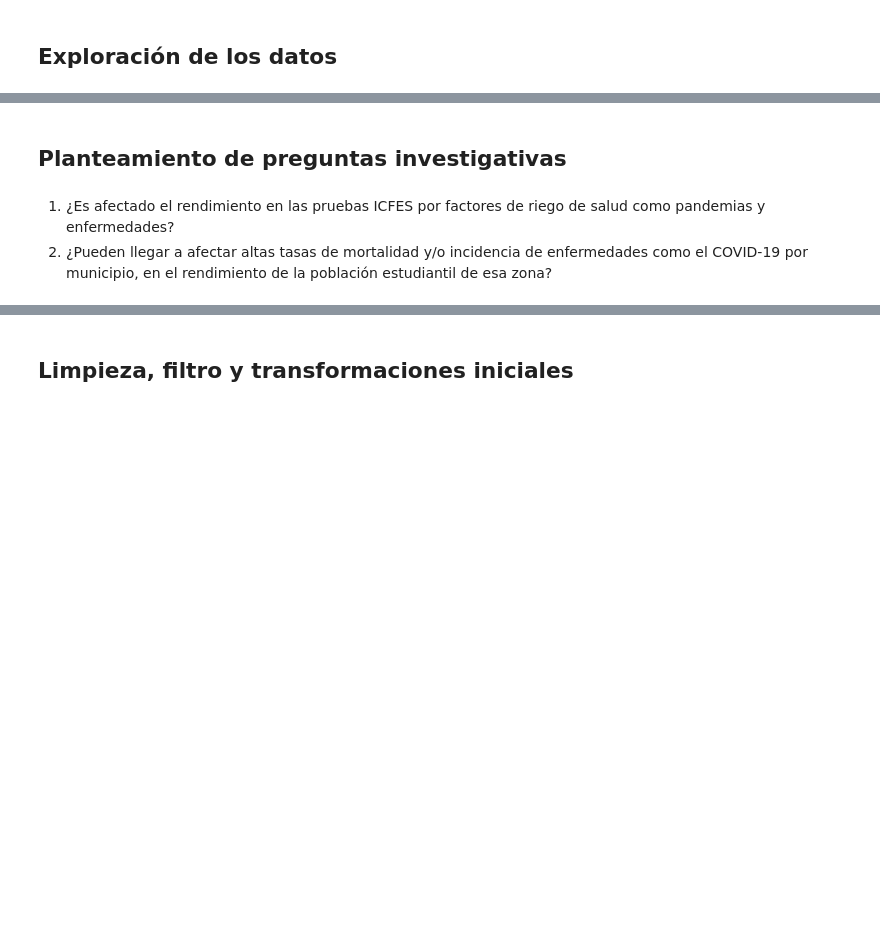
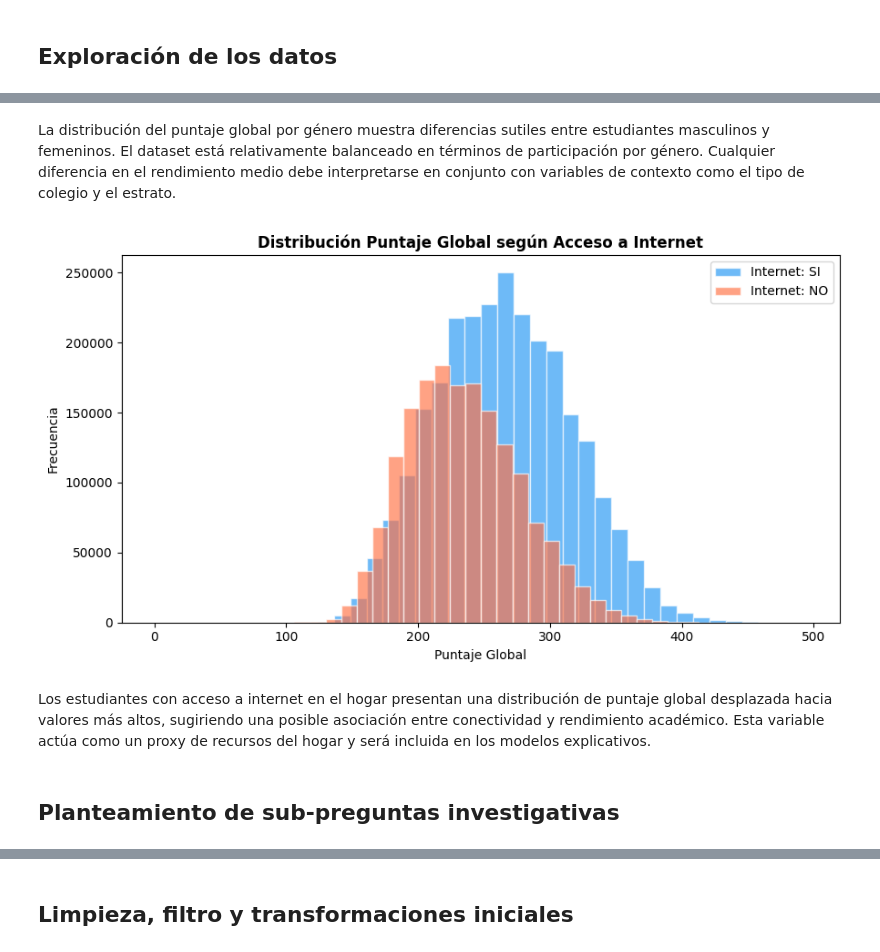
Before and after one commit to Exmator/proyecto_procesamiento, a Jupyter notebook: notebooks/analisis_exploratorio_icfes.ipynb, the cells around one changed output, grey strips where cells are left out. Saved outputs shown, nothing was run; the diff lists cells and outputs as text; code cells hidden in the pictures; blank space fills up the shorter version.

```diff
--- a/notebooks/analisis_exploratorio_icfes.ipynb
+++ b/notebooks/analisis_exploratorio_icfes.ipynb
@@ -251,5 +505,24 @@ Se reportan dos municipios con datos nulos dentro de todo el dataset. Se evidenc
+# %% [markdown]
+La distribución del puntaje global por género muestra diferencias sutiles entre estudiantes masculinos y femeninos. El dataset está relativamente balanceado en términos de participación por género. Cualquier diferencia en el rendimiento medio debe interpretarse en conjunto con variables de contexto como el tipo de colegio y el estrato.
+# %%
+# Gráfico 6: Puntaje Global según acceso a Internet
+fig, ax = plt.subplots(figsize=(9, 5))
+
+for cat, color in zip(['SI', 'NO'], ['#2196F3', '#FF7043']):
+    data = pdf[pdf['TIENE_INTERNET'] == cat]['PUNT_GLOBAL'].dropna()
+    if len(data) > 0:
+        ax.hist(data, bins=40, alpha=0.65, color=color, label=f'Internet: {cat}', edgecolor='white')
+
+ax.set_title('Distribución Puntaje Global según Acceso a Internet', fontsize=12, fontweight='bold')
+ax.set_xlabel('Puntaje Global')
+ax.set_ylabel('Frecuencia')
+ax.legend()
+
+plt.tight_layout()
+plt.show()
+# %% [output]
+[figure, added]
+# %% [markdown]
+Los estudiantes con acceso a internet en el hogar presentan una distribución de puntaje global desplazada hacia valores más altos, sugiriendo una posible asociación entre conectividad y rendimiento académico. Esta variable actúa como un proxy de recursos del hogar y será incluida en los modelos explicativos.
 # %% [markdown]
-## **Planteamiento de preguntas investigativas**
+## **Planteamiento de sub-preguntas investigativas**
-# %% [markdown]
-1. ¿Es afectado el rendimiento en las pruebas ICFES por factores de riego de salud como pandemias y enfermedades?
-2. ¿Pueden llegar a afectar altas tasas de mortalidad y/o incidencia de enfermedades como el COVID-19 por municipio, en el rendimiento de la población estudiantil de esa zona?
```
Also changed, not shown: parts of 57 cells of this notebook, 1 other file.
